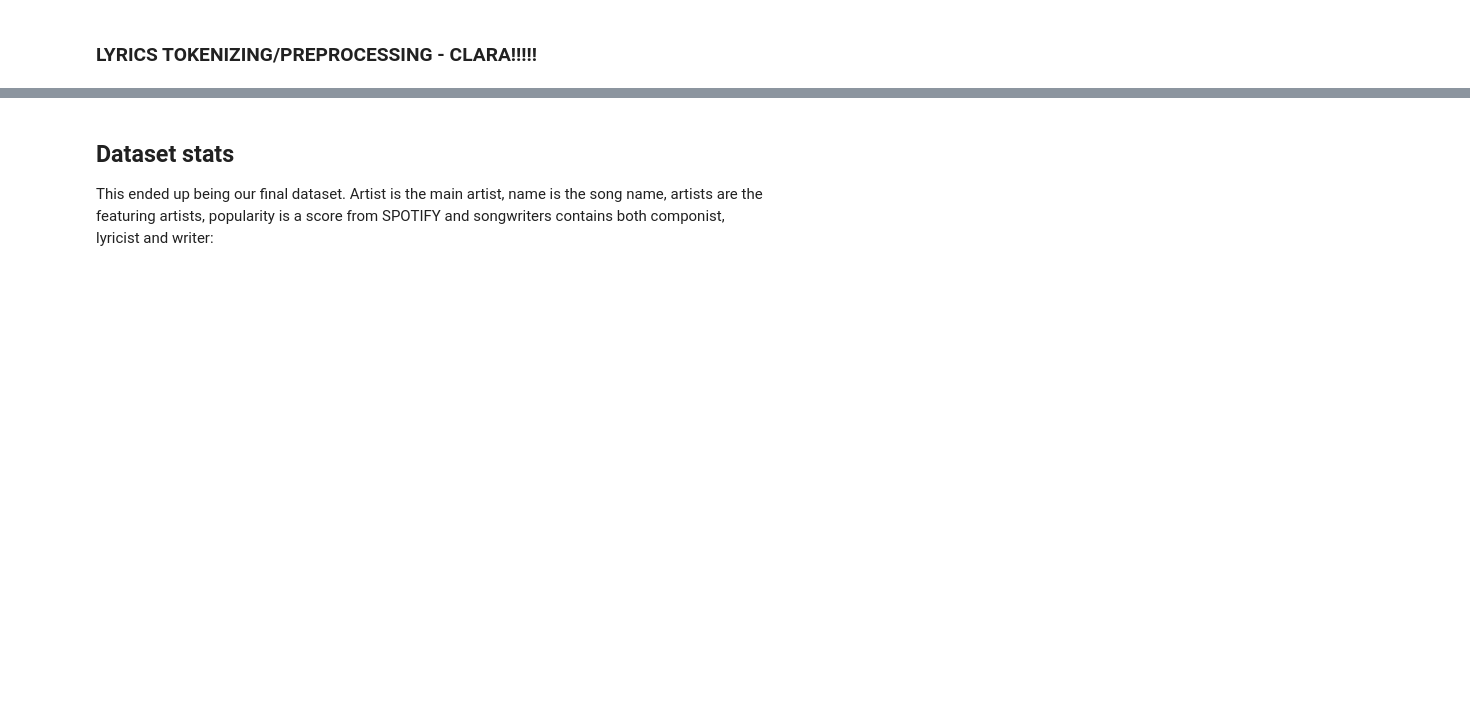
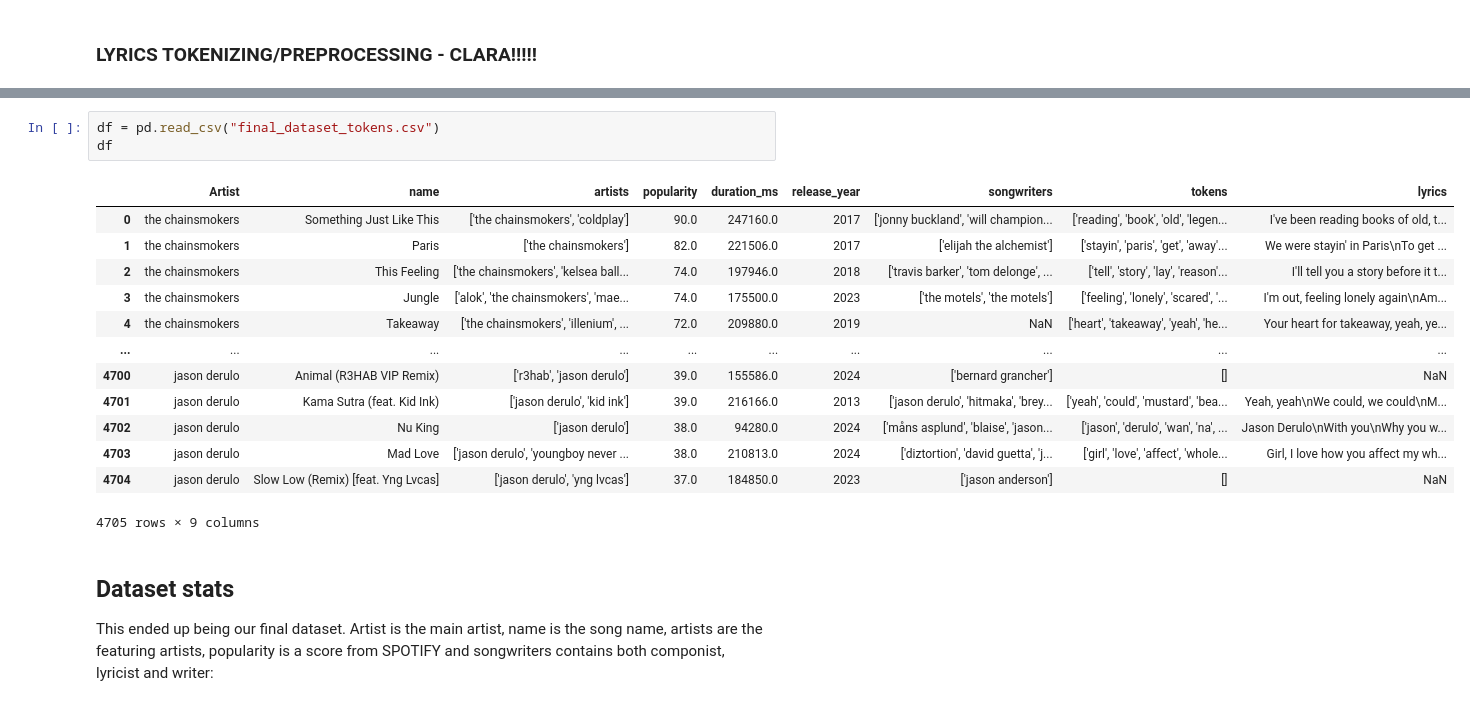
Before and after one commit to claralb2002/CSS-Final-Project, a Jupyter notebook: Explainer_notebook.ipynb, the cells around one changed output, grey strips where cells are left out. Saved outputs shown, nothing was run; the diff lists cells and outputs as text; blank space fills up the shorter version.

Commit message:
Tokenize

```diff
--- a/Explainer_notebook.ipynb
+++ b/Explainer_notebook.ipynb
@@ -379,3 +461,20 @@ We discovered during our work with the dataset that some artists names where rep
+# %%
+df = pd.read_csv("final_dataset_tokens.csv")
+df
+# %% [output]
+|  | Artist | name | artists | popularity | duration_ms | release_year | songwriters | tokens | lyrics |
+| 0 | the chainsmokers | Something Just Like This | ['the chainsmokers', 'coldplay'] | 90.0 | 247160.0 | 2017 | ['jonny buckland', 'will champion... | ['reading', 'book', 'old', 'legen... | I've been reading books of old, t... |
+| 1 | the chainsmokers | Paris | ['the chainsmokers'] | 82.0 | 221506.0 | 2017 | ['elijah the alchemist'] | ['stayin', 'paris', 'get', 'away'... | We were stayin' in Paris\nTo get ... |
+| 2 | the chainsmokers | This Feeling | ['the chainsmokers', 'kelsea ball... | 74.0 | 197946.0 | 2018 | ['travis barker', 'tom delonge', ... | ['tell', 'story', 'lay', 'reason'... | I'll tell you a story before it t... |
+| 3 | the chainsmokers | Jungle | ['alok', 'the chainsmokers', 'mae... | 74.0 | 175500.0 | 2023 | ['the motels', 'the motels'] | ['feeling', 'lonely', 'scared', '... | I'm out, feeling lonely again\nAm... |
+| 4 | the chainsmokers | Takeaway | ['the chainsmokers', 'illenium', ... | 72.0 | 209880.0 | 2019 | NaN | ['heart', 'takeaway', 'yeah', 'he... | Your heart for takeaway, yeah, ye... |
+| ... | ... | ... | ... | ... | ... | ... | ... | ... | ... |
+| 4700 | jason derulo | Animal (R3HAB VIP Remix) | ['r3hab', 'jason derulo'] | 39.0 | 155586.0 | 2024 | ['bernard grancher'] | [] | NaN |
+| 4701 | jason derulo | Kama Sutra (feat. Kid Ink) | ['jason derulo', 'kid ink'] | 39.0 | 216166.0 | 2013 | ['jason derulo', 'hitmaka', 'brey... | ['yeah', 'could', 'mustard', 'bea... | Yeah, yeah\nWe could, we could\nM... |
+| 4702 | jason derulo | Nu King | ['jason derulo'] | 38.0 | 94280.0 | 2024 | ['måns asplund', 'blaise', 'jason... | ['jason', 'derulo', 'wan', 'na', ... | Jason Derulo\nWith you\nWhy you w... |
+| 4703 | jason derulo | Mad Love | ['jason derulo', 'youngboy never ... | 38.0 | 210813.0 | 2024 | ['diztortion', 'david guetta', 'j... | ['girl', 'love', 'affect', 'whole... | Girl, I love how you affect my wh... |
+| 4704 | jason derulo | Slow Low (Remix) [feat. Yng Lvcas] | ['jason derulo', 'yng lvcas'] | 37.0 | 184850.0 | 2023 | ['jason anderson'] | [] | NaN |
+4705 rows × 9 columns
 # %% [markdown]
 ## Dataset stats
 
```
Also changed, not shown: parts of 5 cells of this notebook.
